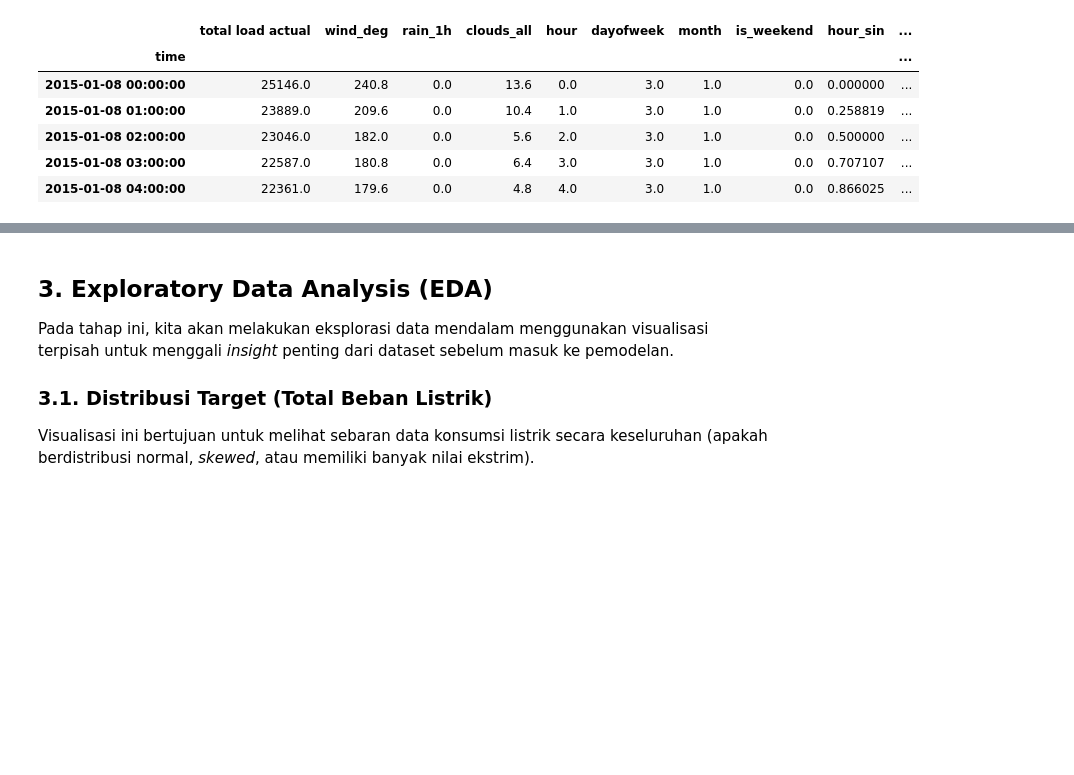
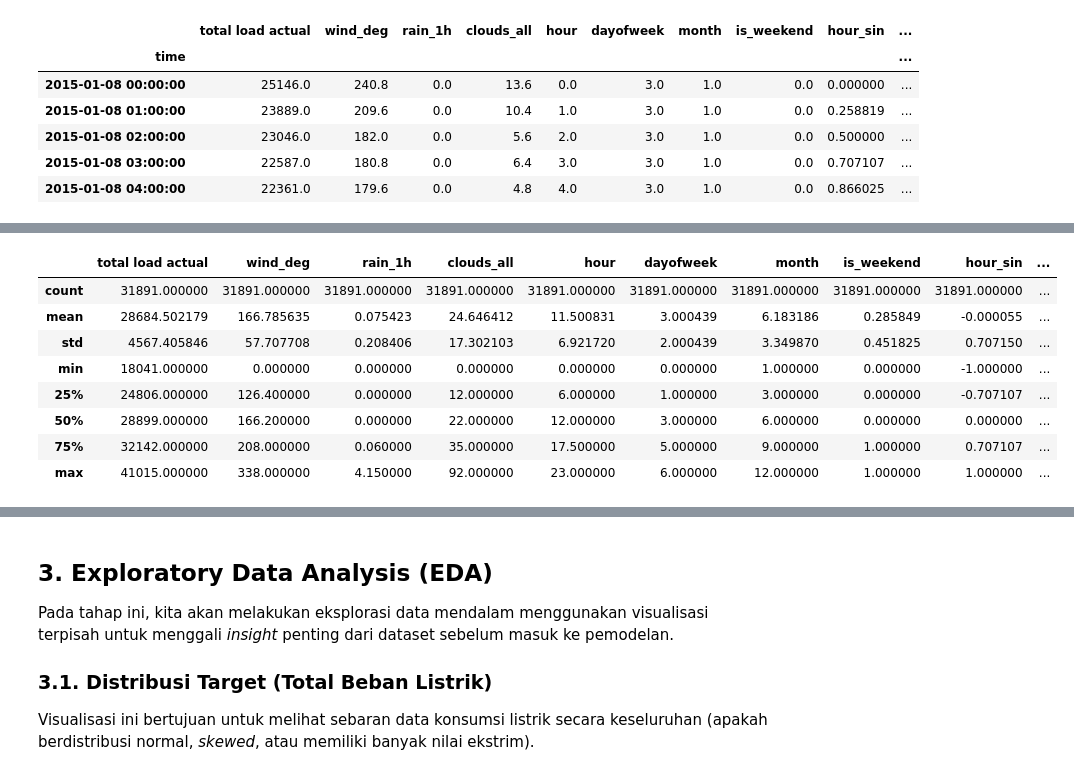
Before and after one commit to yayaangg/tugas-kecil-machine-learning, a Jupyter notebook: regresi.ipynb, the cells around one changed output, grey strips where cells are left out. Saved outputs shown, nothing was run; the diff lists cells and outputs as text; code cells hidden in the pictures; blank space fills up the shorter version.

```diff
--- a/regresi.ipynb
+++ b/regresi.ipynb
@@ -196,0 +290,12 @@ df_clean.head()
+# %%
+df_clean.describe()
+# %% [output]
+|  | total load actual | wind_deg | rain_1h | clouds_all | hour | dayofweek | month | is_weekend | hour_sin | ... |
+| count | 31891.000000 | 31891.000000 | 31891.000000 | 31891.000000 | 31891.000000 | 31891.000000 | 31891.000000 | 31891.000000 | 31891.000000 | ... |
+| mean | 28684.502179 | 166.785635 | 0.075423 | 24.646412 | 11.500831 | 3.000439 | 6.183186 | 0.285849 | -0.000055 | ... |
+| std | 4567.405846 | 57.707708 | 0.208406 | 17.302103 | 6.921720 | 2.000439 | 3.349870 | 0.451825 | 0.707150 | ... |
+| min | 18041.000000 | 0.000000 | 0.000000 | 0.000000 | 0.000000 | 0.000000 | 1.000000 | 0.000000 | -1.000000 | ... |
+| 25% | 24806.000000 | 126.400000 | 0.000000 | 12.000000 | 6.000000 | 1.000000 | 3.000000 | 0.000000 | -0.707107 | ... |
+| 50% | 28899.000000 | 166.200000 | 0.000000 | 22.000000 | 12.000000 | 3.000000 | 6.000000 | 0.000000 | 0.000000 | ... |
+| 75% | 32142.000000 | 208.000000 | 0.060000 | 35.000000 | 17.500000 | 5.000000 | 9.000000 | 1.000000 | 0.707107 | ... |
+| max | 41015.000000 | 338.000000 | 4.150000 | 92.000000 | 23.000000 | 6.000000 | 12.000000 | 1.000000 | 1.000000 | ... |
```
Also changed, not shown: parts of 12 cells of this notebook.
